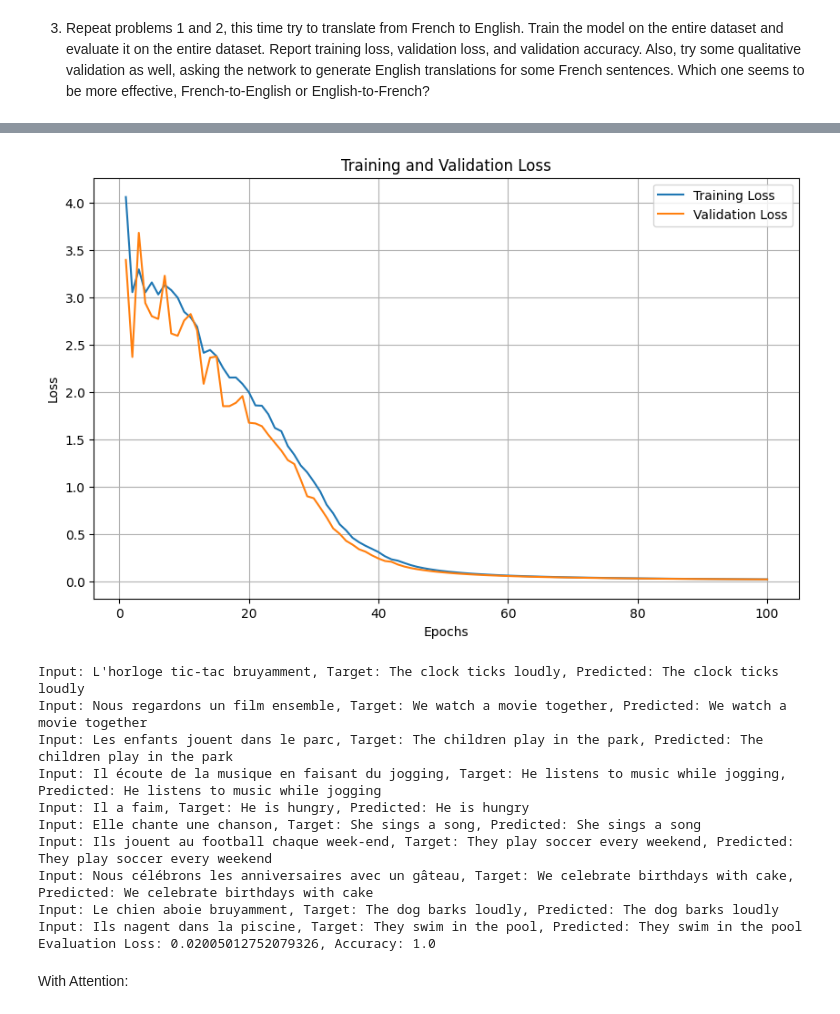
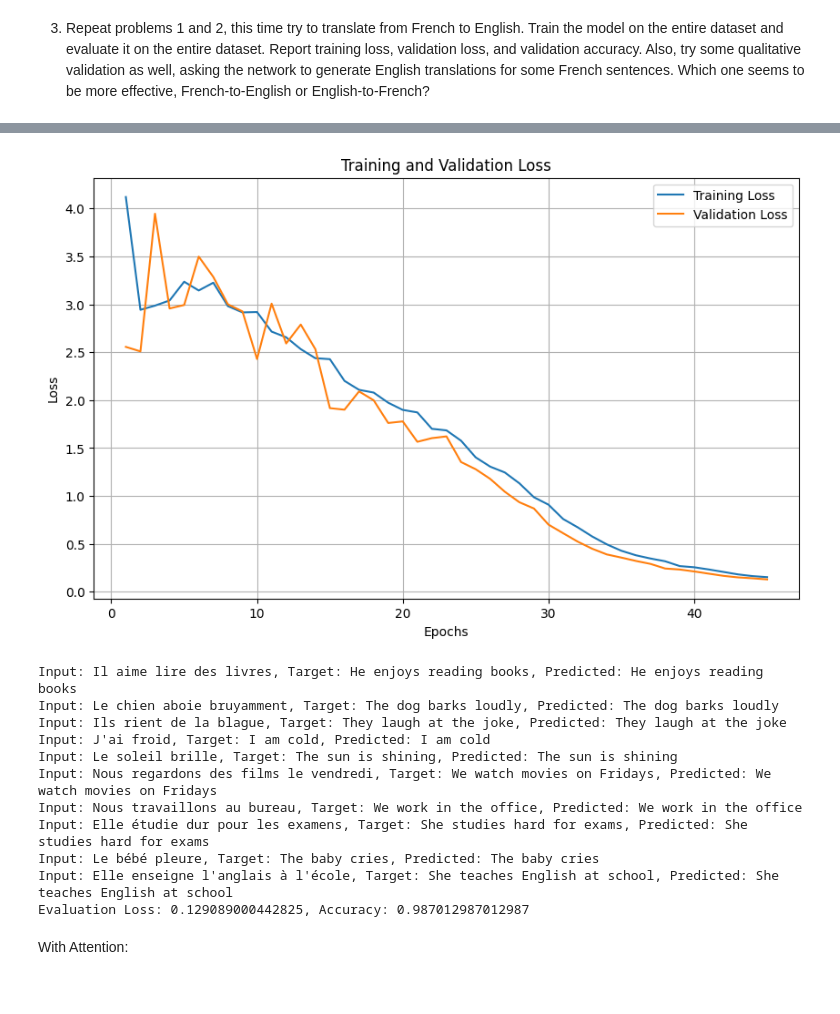
Before and after one commit to RocketDan11/ml, a Jupyter notebook: dl/homework/homework4.ipynb, the cells around one changed output, grey strips where cells are left out. Cells and saved outputs as stored; diff of their text form; code cells hidden in the pictures.

```diff
--- a/dl/homework/homework4.ipynb
+++ b/dl/homework/homework4.ipynb
@@ -9,6 +9,8 @@ from matplotlib.colors import LinearSegmentedColormap
 # Device configuration
 device = torch.device("cuda" if torch.cuda.is_available() else "cpu")
 print(device)
+
+N_EPOCHS = 45
 # %% [output]
 cuda
 # %% [markdown]
@@ -236,7 +238,7 @@ def train(input_tensor, target_tensor, encoder, decoder, encoder_optimizer, deco
 criterion = nn.NLLLoss()
 
 # Set number of epochs for training
-n_epochs = 50
+n_epochs = N_EPOCHS
 
 # Lists to store training and validation metrics
 train_losses = []
@@ -317,7 +319,7 @@ for epoch in range(n_epochs):
     val_accuracies.append(val_accuracy)
 
     # Print metrics every 10 epochs
-    if epoch % 10 == 0 or epoch == n_epochs:
+    if epoch % 5 == 0 or epoch == n_epochs - 1:
         print(f'Epoch {epoch+1}/{n_epochs}, Train Loss: {avg_train_loss:.4f}, Val Loss: {avg_val_loss:.4f}, Val Accuracy: {val_accuracy:.4f}')
 
 def evaluate_and_show_examples(encoder, decoder, dataloader, criterion, n_examples=10):
@@ -647,7 +648,7 @@ def evaluate(encoder, decoder, dataloader, criterion):
         return average_loss, accuracy
 
 # Set number of epochs for training
-n_epochs = 50
+n_epochs = N_EPOCHS
 
 # Lists to store training and validation losses
 train_losses = []
@@ -680,7 +681,7 @@ for epoch in range(n_epochs):
     val_accuracies.append(val_accuracy)
 
     # Print loss every 10 epochs
-    if epoch % 10 == 0:
+    if epoch % 5 == 0 or epoch == n_epochs - 1:
        print(f'Epoch {epoch}, Train Loss: {avg_train_loss}, Val Loss: {val_loss}, Val Accuracy: {val_accuracy}')
 
 
@@ -1028,7 +1029,7 @@ def train(input_tensor, target_tensor, encoder, decoder, encoder_optimizer, deco
 criterion = nn.NLLLoss()
 
 # Set number of epochs for training
-n_epochs = 50
+n_epochs = N_EPOCHS
 
 # Lists to store training and validation losses for visualization
 train_losses = []
@@ -1101,7 +1102,7 @@ for epoch in range(n_epochs):
     val_losses.append(avg_val_loss)
 
     # Print progress every 10 epochs
-    if epoch % 10 == 0 or epoch == n_epochs - 1:
+    if epoch % 5 == 0 or epoch == n_epochs - 1:
         print(f'Epoch {epoch}, Train Loss: {avg_train_loss:.4f}, Val Loss: {avg_val_loss:.4f}, Val Accuracy: {val_accuracy:.4f}')
 
 # Print final validation accuracy
@@ -1198,15 +1198,15 @@ Final Validation Accuracy: 1.0000
-[figure, old version]
+[figure, new version]
-Input: L'horloge tic-tac bruyamment, Target: The clock ticks loudly, Predicted: The clock ticks loudly
-Input: Nous regardons un film ensemble, Target: We watch a movie together, Predicted: We watch a movie together
-Input: Les enfants jouent dans le parc, Target: The children play in the park, Predicted: The children play in the park
-Input: Il écoute de la musique en faisant du jogging, Target: He listens to music while jogging, Predicted: He listens to music while jogging
-Input: Il a faim, Target: He is hungry, Predicted: He is hungry
-Input: Elle chante une chanson, Target: She sings a song, Predicted: She sings a song
-Input: Ils jouent au football chaque week-end, Target: They play soccer every weekend, Predicted: They play soccer every weekend
-Input: Nous célébrons les anniversaires avec un gâteau, Target: We celebrate birthdays with cake, Predicted: We celebrate birthdays with cake
+Input: Il aime lire des livres, Target: He enjoys reading books, Predicted: He enjoys reading books
 Input: Le chien aboie bruyamment, Target: The dog barks loudly, Predicted: The dog barks loudly
-Input: Ils nagent dans la piscine, Target: They swim in the pool, Predicted: They swim in the pool
-Evaluation Loss: 0.02005012752079326, Accuracy: 1.0
+Input: Ils rient de la blague, Target: They laugh at the joke, Predicted: They laugh at the joke
+Input: J'ai froid, Target: I am cold, Predicted: I am cold
+Input: Le soleil brille, Target: The sun is shining, Predicted: The sun is shining
+Input: Nous regardons des films le vendredi, Target: We watch movies on Fridays, Predicted: We watch movies on Fridays
+Input: Nous travaillons au bureau, Target: We work in the office, Predicted: We work in the office
+Input: Elle étudie dur pour les examens, Target: She studies hard for exams, Predicted: She studies hard for exams
+Input: Le bébé pleure, Target: The baby cries, Predicted: The baby cries
+Input: Elle enseigne l'anglais à l'école, Target: She teaches English at school, Predicted: She teaches English at school
+Evaluation Loss: 0.129089000442825, Accuracy: 0.987012987012987
 # %% [markdown]
 With Attention:
 # %%
```
Also changed, not shown: parts of 4 cells of this notebook.
